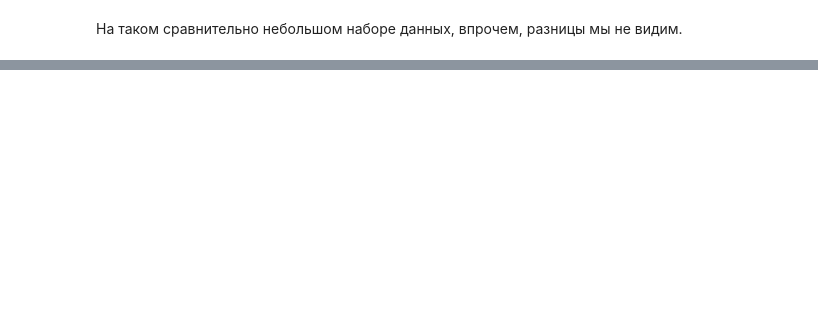
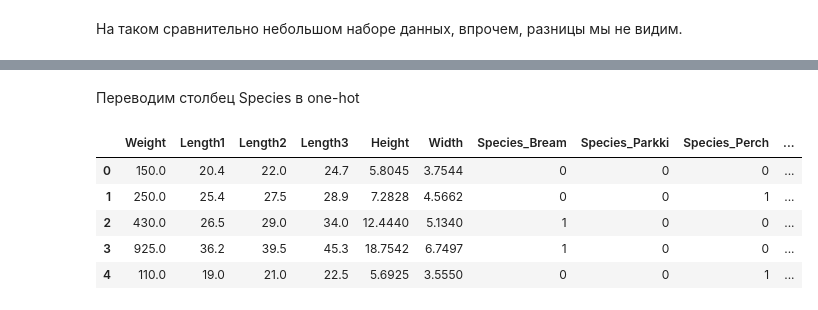
Before and after one commit to Natasha617/-advanced-machine-learning, a Jupyter notebook: LinearRegression.ipynb, the cells around one changed output, grey strips where cells are left out. Cells and saved outputs as stored; diff of their text form; code cells hidden in the pictures; blank space fills up the shorter version.

```diff
--- a/LinearRegression.ipynb
+++ b/LinearRegression.ipynb
@@ -248,0 +277,4 @@ r2_score(y_test, reg3.predict(x_test))
+# %%
+df_test = pd.read_csv('fish.csv')
+df_train =pd.read_csv('data_fish.csv')
+df_test.head()
@@ -248,0 +297,13 @@ r2_score(y_test, reg3.predict(x_test))
+# %% [markdown]
+Переводим столбец Species в one-hot
+# %%
+df_train = pd.get_dummies(df_train)
+df_test = pd.get_dummies(df_test)
+df_train.head()
+# %% [output]
+|  | Weight | Length1 | Length2 | Length3 | Height | Width | Species_Bream | Species_Parkki | Species_Perch | ... |
+| 0 | 150.0 | 20.4 | 22.0 | 24.7 | 5.8045 | 3.7544 | 0 | 0 | 0 | ... |
+| 1 | 250.0 | 25.4 | 27.5 | 28.9 | 7.2828 | 4.5662 | 0 | 0 | 1 | ... |
+| 2 | 430.0 | 26.5 | 29.0 | 34.0 | 12.4440 | 5.1340 | 1 | 0 | 0 | ... |
+| 3 | 925.0 | 36.2 | 39.5 | 45.3 | 18.7542 | 6.7497 | 1 | 0 | 0 | ... |
+| 4 | 110.0 | 19.0 | 21.0 | 22.5 | 5.6925 | 3.5550 | 0 | 0 | 1 | ... |
```
Also changed, not shown: parts of 28 cells of this notebook.
